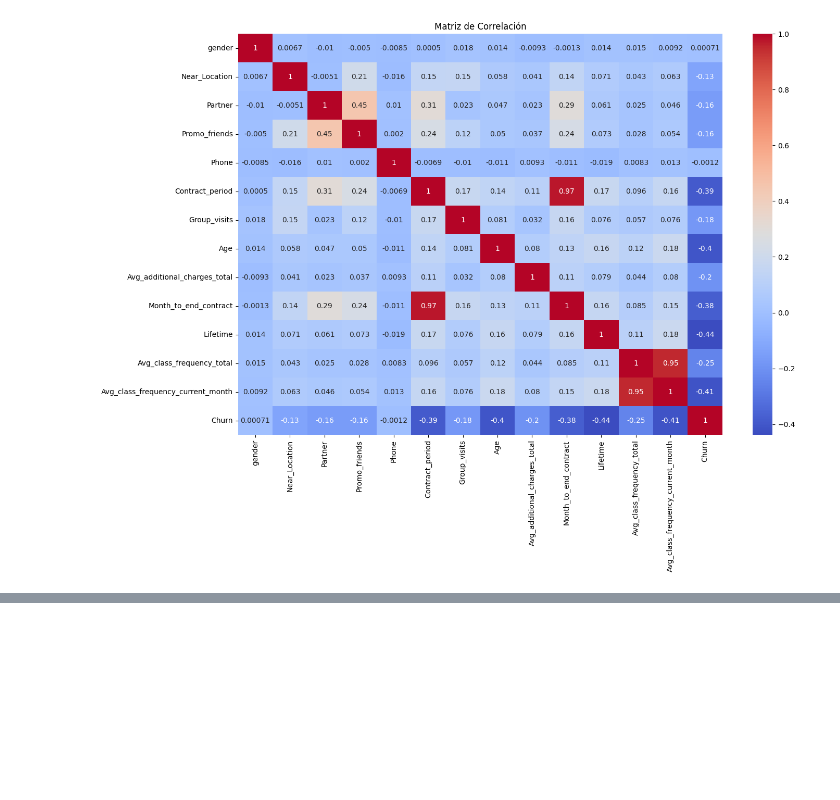
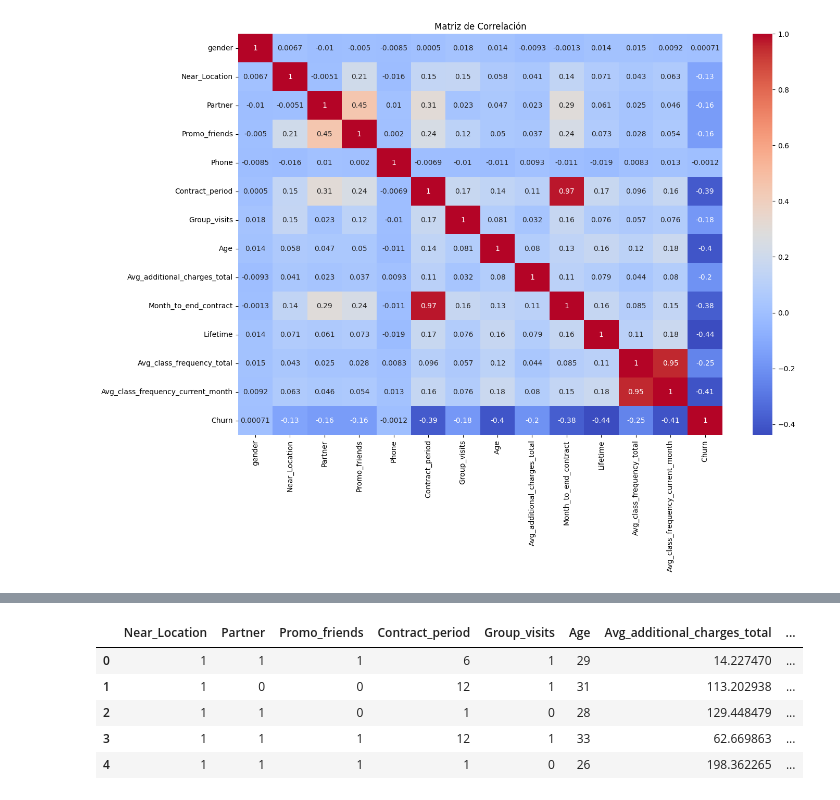
Before and after one commit to Dalzsfn/deteccion-de-abandono-de-servicios, a Jupyter notebook: analisis_gym.ipynb, the cells around one changed output, grey strips where cells are left out. Cells and saved outputs as stored; diff of their text form; code cells hidden in the pictures; blank space fills up the shorter version.

```diff
--- a/analisis_gym.ipynb
+++ b/analisis_gym.ipynb
@@ -93,0 +110,9 @@ Text(0.5, 1.0, 'Matriz de Correlación')
+# %%
+df2.head()
+# %% [output]
+|  | Near_Location | Partner | Promo_friends | Contract_period | Group_visits | Age | Avg_additional_charges_total | ... |
+| 0 | 1 | 1 | 1 | 6 | 1 | 29 | 14.227470 | ... |
+| 1 | 1 | 0 | 0 | 12 | 1 | 31 | 113.202938 | ... |
+| 2 | 1 | 1 | 0 | 1 | 0 | 28 | 129.448479 | ... |
+| 3 | 1 | 1 | 1 | 12 | 1 | 33 | 62.669863 | ... |
+| 4 | 1 | 1 | 1 | 1 | 0 | 26 | 198.362265 | ... |
```
Also changed, not shown: parts of 9 cells of this notebook.
